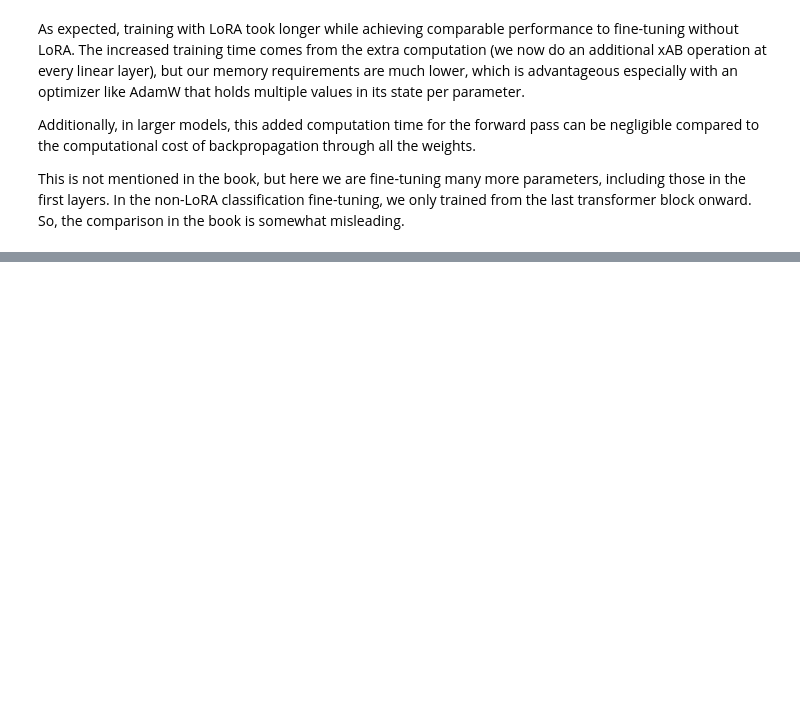
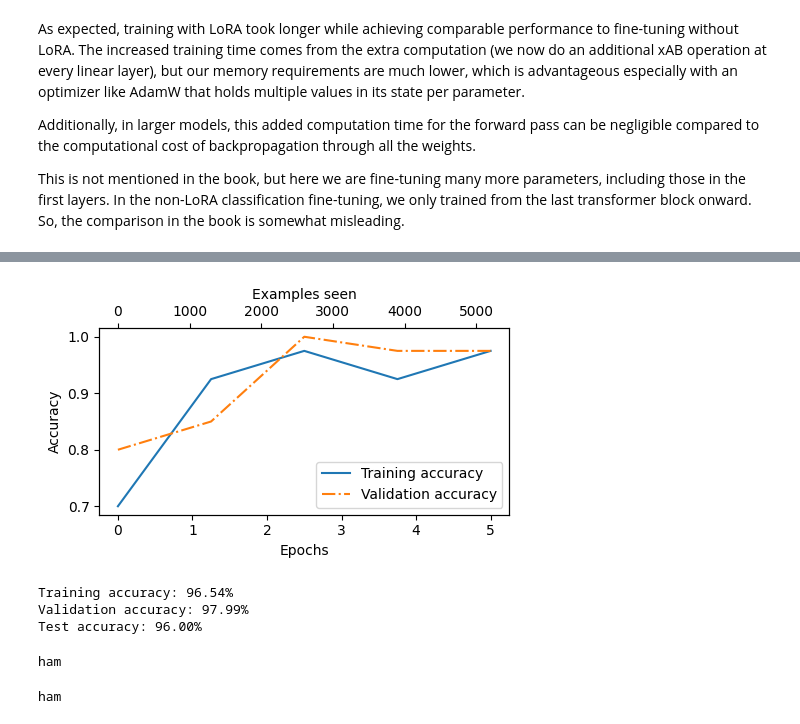
Before and after one commit to UgurKap/gpt-implementation, a Jupyter notebook: Chapters/lora_classification.ipynb, the cells around one changed output, grey strips where cells are left out. Saved outputs shown, nothing was run; the diff lists cells and outputs as text; code cells hidden in the pictures; blank space fills up the shorter version.

```diff
--- a/Chapters/lora_classification.ipynb
+++ b/Chapters/lora_classification.ipynb
@@ -624,0 +873,45 @@ This is not mentioned in the book, but here we are fine-tuning many more paramet
+# %%
+epochs_tensor = torch.linspace(0, num_epochs, len(train_accs))
+examples_seen_tensor = torch.linspace(0, examples_seen, len(train_accs))
+
+plot_values(
+    epochs_tensor, examples_seen_tensor, train_accs, val_accs,
+    label="accuracy"
+)
+# %% [output]
+[figure, added]
+# %%
+train_accuracy = calc_accuracy_loader(train_loader, model, device)
+val_accuracy = calc_accuracy_loader(val_loader, model, device)
+test_accuracy = calc_accuracy_loader(test_loader, model, device)
+
+
+print(f"Training accuracy: {train_accuracy*100:.2f}%")
+print(f"Validation accuracy: {val_accuracy*100:.2f}%")
+print(f"Test accuracy: {test_accuracy*100:.2f}%")
+# %% [output]
+Training accuracy: 96.54%
+Validation accuracy: 97.99%
+Test accuracy: 96.00%
+# %%
+text_1 = (
+    "You are a winner you have been specially"
+    " selected to receive $1000 cash or a $2000 award."
+)
+
+print(classify_review(
+    text_1, model, tokenizer, device, max_length=train_dataset.max_length
+))
+# %% [output]
+ham
+# %%
+text_2 = (
+    "Hey, just wanted to check if we're still on"
+    " for dinner tonight? Let me know!"
+)
+
+print(classify_review(
+    text_2, model, tokenizer, device, max_length=train_dataset.max_length
+))
+# %% [output]
+ham
```
Also changed, not shown: parts of 14 cells of this notebook.
